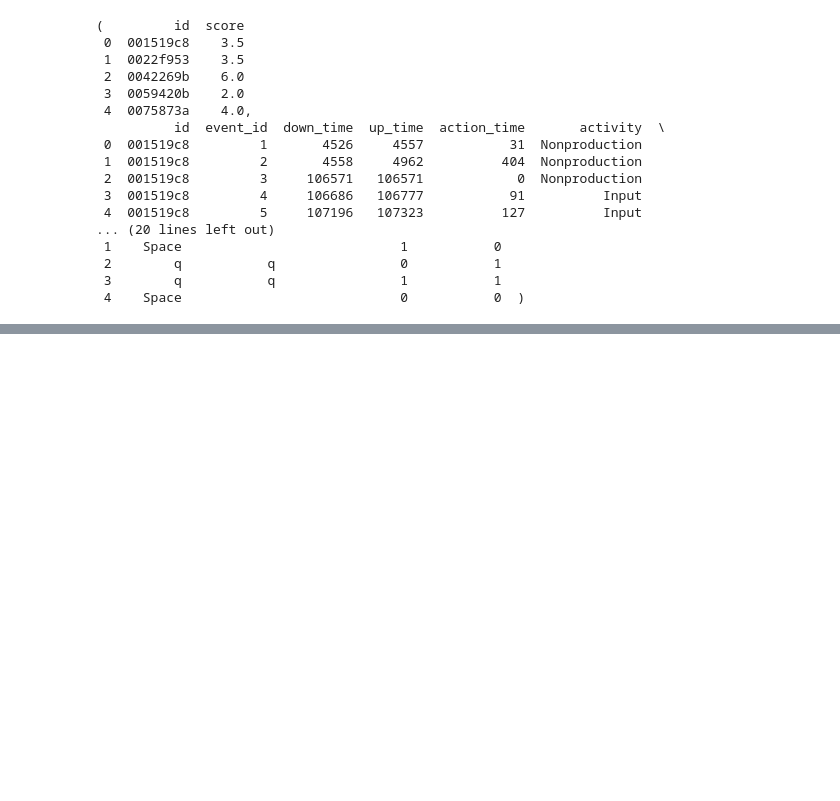
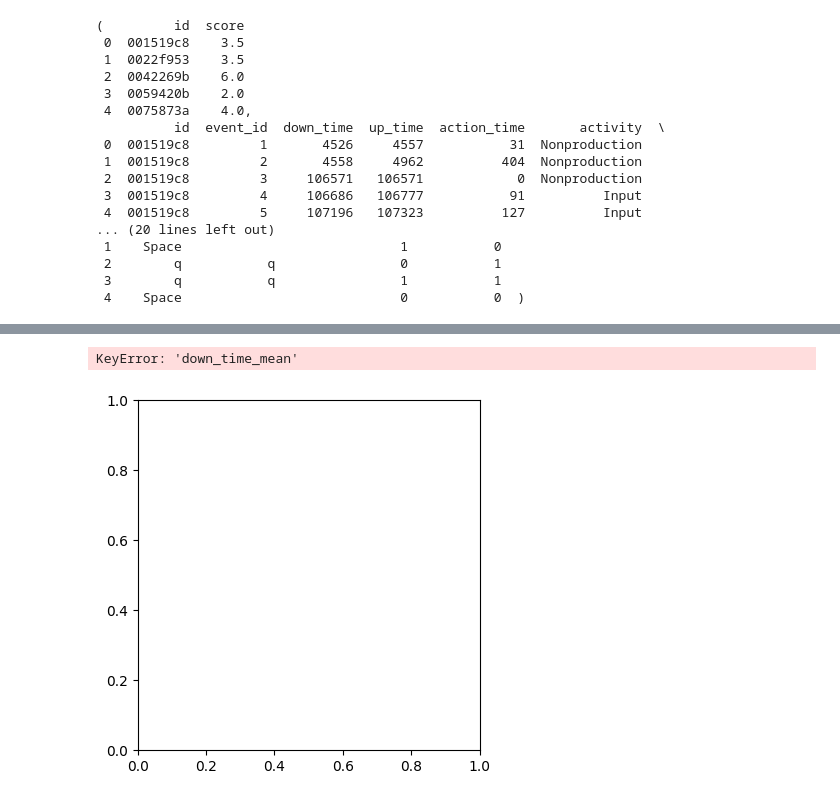
Before and after one commit to aryandgandhi/finalstat432, a Jupyter notebook: analysis.ipynb, the cells around one changed output, grey strips where cells are left out. Cells and saved outputs as stored; diff of their text form; code cells hidden in the pictures; blank space fills up the shorter version.

```diff
--- a/analysis.ipynb
+++ b/analysis.ipynb
@@ -35,0 +131,29 @@ train_scores.head(), train_logs.head(), sample_submission.head(), test_logs.head
+# %%
+# Flattening the multi-level column names
+
+import matplotlib.pyplot as plt
+processed_train_logs.columns = ['_'.join(col).strip() for col in processed_train_logs.columns.values]
+
+# Updating the train and test data with the new column structure
+train_data, test_data = train_test_split(processed_train_logs, test_size=0.2, random_state=42)
+
+# Updating the list of features to plot based on the new column names
+features_to_plot = ['down_time_mean', 'up_time_mean', 'action_time_mean', 'down_event_count', 'up_event_<lambda>']
+
+plt.figure(figsize=(15, 10))
+
+for i, feature in enumerate(features_to_plot, 1):
+    plt.subplot(2, 3, i)
+    plt.hist(train_data[feature], bins=30, edgecolor='black')
+    plt.title(feature)
+    plt.xlabel('Value')
+    plt.ylabel('Frequency')
+
+plt.tight_layout()
+plt.show()
+
+# Outputting the summary statistics of the processed train data
+train_data.describe()
+# %% [output]
+KeyError: 'down_time_mean'
+[figure, added]
```
Also changed, not shown: parts of 2 cells of this notebook, 1 other file.
